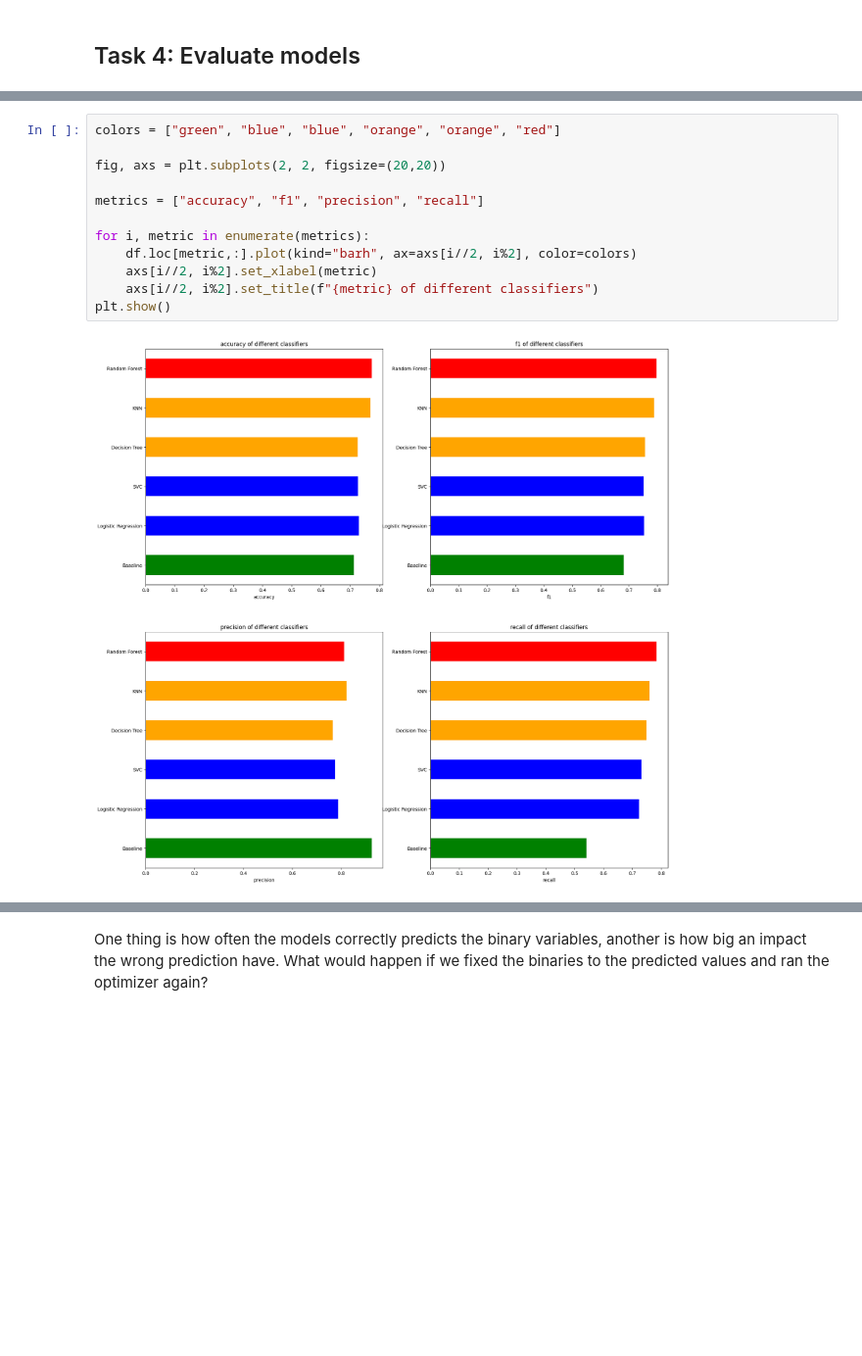
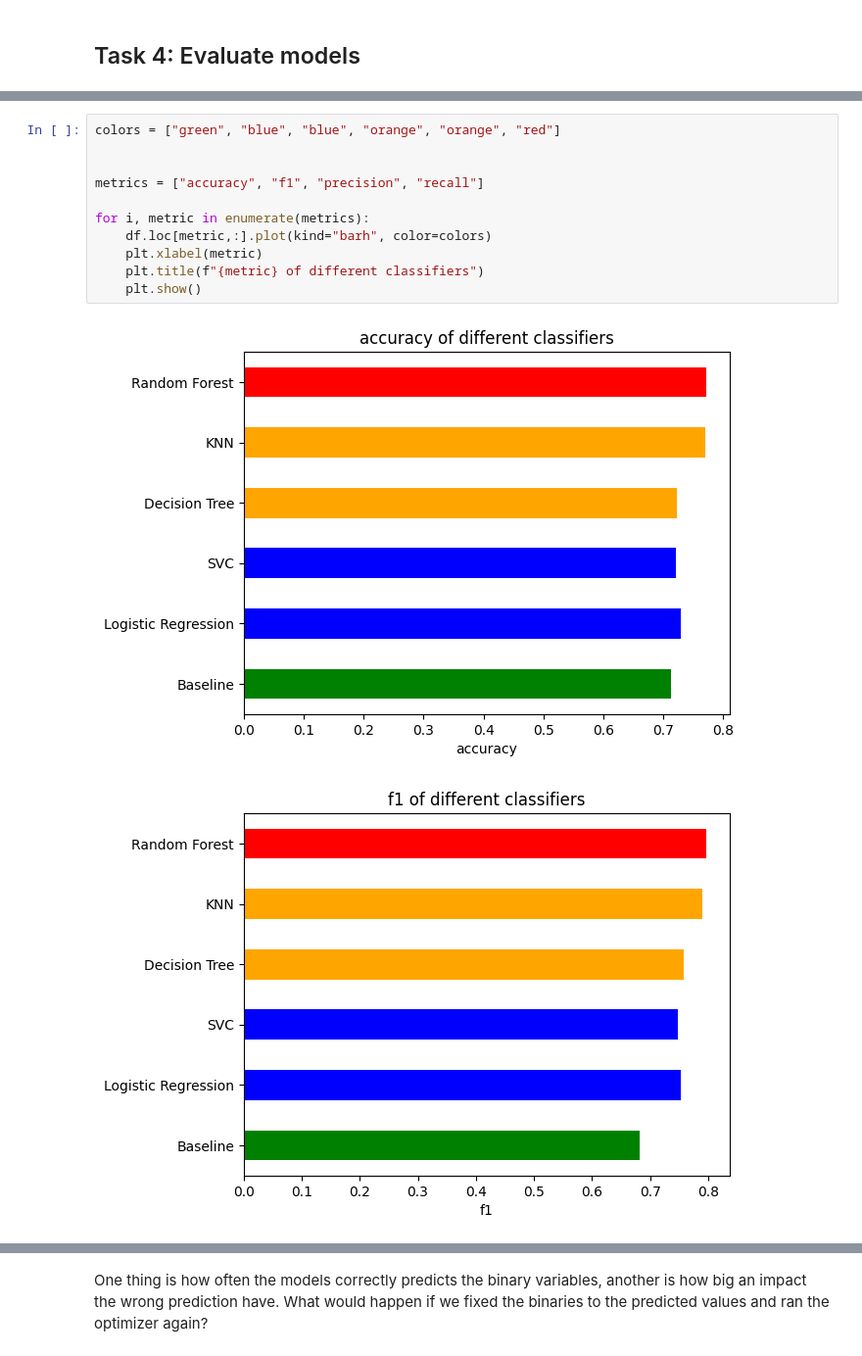
Before and after one commit to JacobSkaarup/46765_assignment2, a Jupyter notebook: main.ipynb, the cells around one changed output, grey strips where cells are left out. Shown at 98% size. Saved outputs shown, nothing was run; the diff lists cells and outputs as text; blank space fills up the shorter version.

```diff
--- a/main.ipynb
+++ b/main.ipynb
@@ -273,14 +275,14 @@ df
 # %%
 colors = ["green", "blue", "blue", "orange", "orange", "red"]
 
-fig, axs = plt.subplots(2, 2, figsize=(20,20))
 
 metrics = ["accuracy", "f1", "precision", "recall"]
 
 for i, metric in enumerate(metrics):
-    df.loc[metric,:].plot(kind="barh", ax=axs[i//2, i%2], color=colors)
-    axs[i//2, i%2].set_xlabel(metric)
-    axs[i//2, i%2].set_title(f"{metric} of different classifiers")
-plt.show()
+    df.loc[metric,:].plot(kind="barh", color=colors)
+    plt.xlabel(metric)
+    plt.title(f"{metric} of different classifiers")
+    plt.show()
 # %% [output]
-[figure, old version]
+[figure, new version]
+[figure, added]
```
Also changed, not shown: parts of 6 cells of this notebook.
